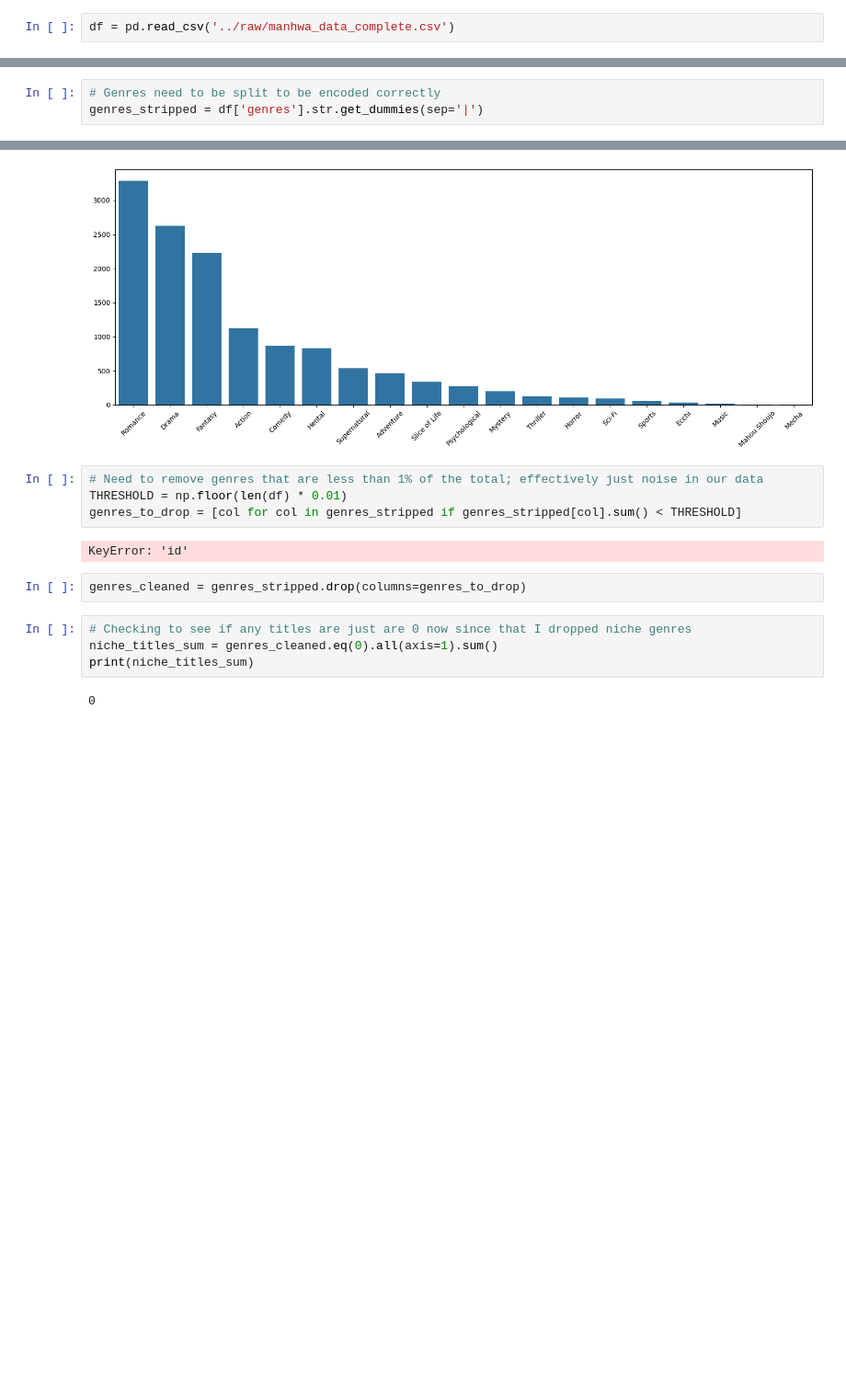
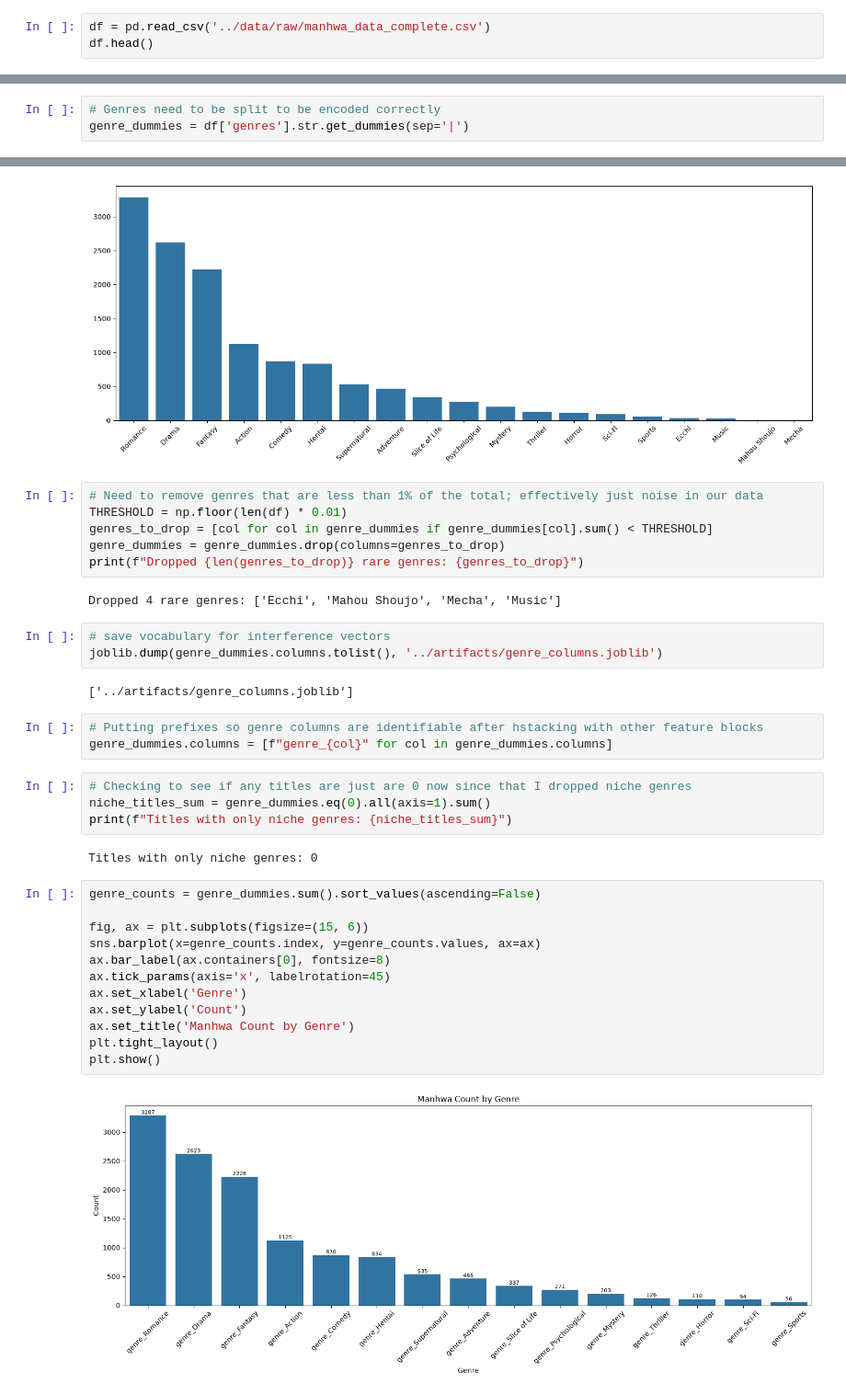
Before and after one commit to Nemsun/manhwa-merchant, a Jupyter notebook: notebooks/data_processing.ipynb, the cells around one changed output, grey strips where cells are left out. Shown at 92% size. Drawn from its saved outputs; the diff is of its cells as text; blank space fills up the shorter version.

```diff
--- a/notebooks/data_processing.ipynb
+++ b/notebooks/data_processing.ipynb
@@ -6,2 +10,3 @@ import matplotlib.pyplot as plt
 # %%
-df = pd.read_csv('../raw/manhwa_data_complete.csv')
+df = pd.read_csv('../data/raw/manhwa_data_complete.csv')
+df.head()
@@ -44,5 +45,5 @@ descriptions = df[['description']]
 # %%
 # Genres need to be split to be encoded correctly
-genres_stripped = df['genres'].str.get_dummies(sep='|')
+genre_dummies = df['genres'].str.get_dummies(sep='|')
 # %%
 # Looking into the data
@@ -80,14 +81,36 @@ plt.show()
 # %%
 # Need to remove genres that are less than 1% of the total; effectively just noise in our data
 THRESHOLD = np.floor(len(df) * 0.01)
-genres_to_drop = [col for col in genres_stripped if genres_stripped[col].sum() < THRESHOLD]
+genres_to_drop = [col for col in genre_dummies if genre_dummies[col].sum() < THRESHOLD]
+genre_dummies = genre_dummies.drop(columns=genres_to_drop)
+print(f"Dropped {len(genres_to_drop)} rare genres: {genres_to_drop}")
 # %% [output]
-KeyError: 'id'
+Dropped 4 rare genres: ['Ecchi', 'Mahou Shoujo', 'Mecha', 'Music']
+# %%
+# save vocabulary for interference vectors
+joblib.dump(genre_dummies.columns.tolist(), '../artifacts/genre_columns.joblib')
+# %% [output]
+['../artifacts/genre_columns.joblib']
 # %%
-genres_cleaned = genres_stripped.drop(columns=genres_to_drop)
+# Putting prefixes so genre columns are identifiable after hstacking with other feature blocks
+genre_dummies.columns = [f"genre_{col}" for col in genre_dummies.columns]
 # %%
 # Checking to see if any titles are just are 0 now since that I dropped niche genres
-niche_titles_sum = genres_cleaned.eq(0).all(axis=1).sum()
-print(niche_titles_sum)
+niche_titles_sum = genre_dummies.eq(0).all(axis=1).sum()
+print(f"Titles with only niche genres: {niche_titles_sum}")
 # %% [output]
-0
+Titles with only niche genres: 0
+# %%
+genre_counts = genre_dummies.sum().sort_values(ascending=False)
+
+fig, ax = plt.subplots(figsize=(15, 6))
+sns.barplot(x=genre_counts.index, y=genre_counts.values, ax=ax)
+ax.bar_label(ax.containers[0], fontsize=8)
+ax.tick_params(axis='x', labelrotation=45)
+ax.set_xlabel('Genre')
+ax.set_ylabel('Count')
+ax.set_title('Manhwa Count by Genre')
+plt.tight_layout()
+plt.show()
+# %% [output]
+[figure, added]
```
Also changed, not shown: parts of 11 cells of this notebook, 5 other files.
